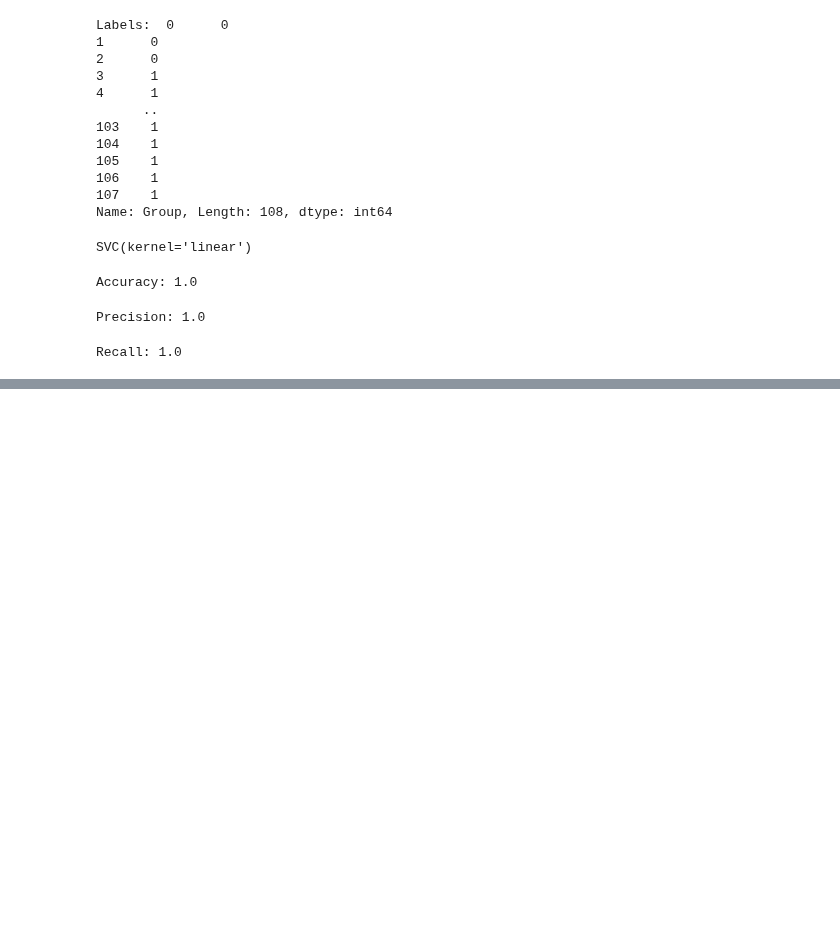
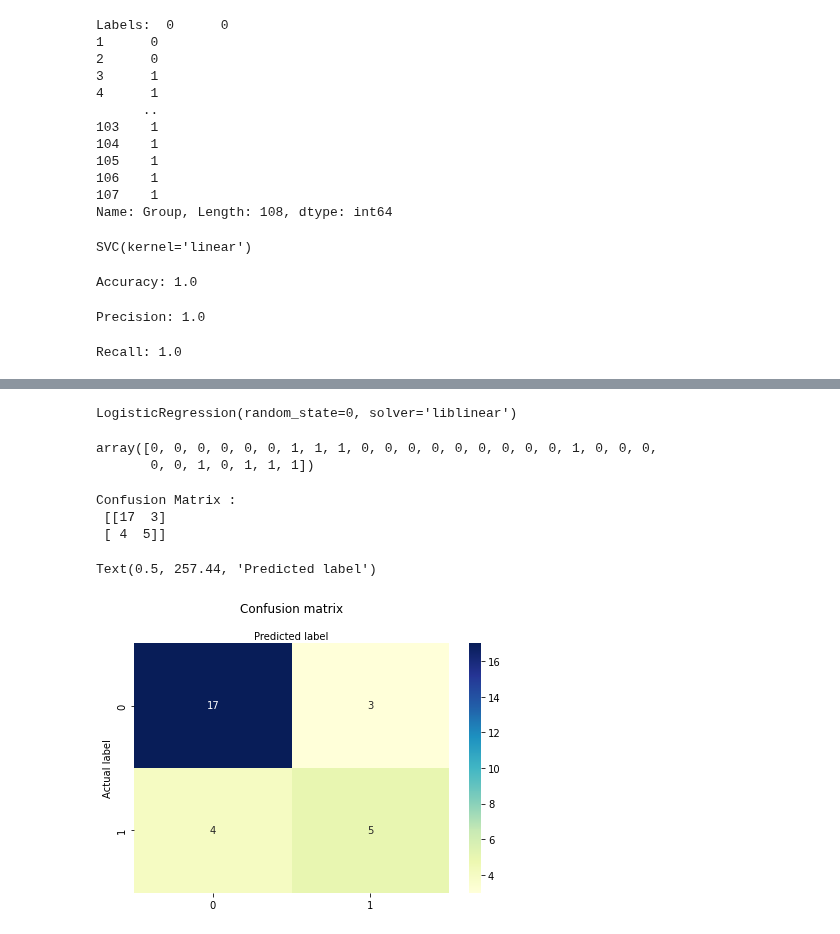
Before and after one commit to mello-y/MSc5_research_project, a Jupyter notebook: code/Data_analysis.ipynb, the cells around one changed output, grey strips where cells are left out. Cells and saved outputs as stored; diff of their text form; code cells hidden in the pictures; blank space fills up the shorter version.

Commit message:
logistic regression for Mean Diffusivity

```diff
--- a/code/Data_analysis.ipynb
+++ b/code/Data_analysis.ipynb
@@ -395,0 +491,4 @@ Recall: 1.0
+# %%
+#split data
+
+X_train_MD, X_test_MD, y_train_MD, y_test_MD = train_test_split(X_MD, y_MD, test_size = 0.25, random_state = 0)
@@ -395,0 +520,40 @@ Recall: 1.0
+# %%
+classifier_MD = LogisticRegression(random_state = 0, solver ='liblinear')
+classifier_MD.fit(X_train_MD, y_train_MD)
+# %% [output]
+LogisticRegression(random_state=0, solver='liblinear')
+# %%
+y_pred_MD=classifier_MD.predict(X_test_MD)
+# %%
+y_pred_MD
+# %% [output]
+array([0, 0, 0, 0, 0, 0, 1, 1, 1, 0, 0, 0, 0, 0, 0, 0, 0, 0, 1, 0, 0, 0,
+       0, 0, 1, 0, 1, 1, 1])
+# %%
+#confusion matrix
+
+cm_MD = confusion_matrix(y_test_MD, y_pred_MD)
+
+print ("Confusion Matrix : \n", cm_MD)
+# %% [output]
+Confusion Matrix :
+ [[17  3]
+ [ 4  5]]
+# %%
+# plot the confusion matrix visually more appealing
+
+class_names=[0,1]
+
+fig, ax = plt.subplots()
+tick_marks = np.arange(len(class_names))
+plt.xticks(tick_marks, class_names)
+plt.yticks(tick_marks, class_names)
+sns.heatmap(pd.DataFrame(cm_MD), annot=True, cmap="YlGnBu" ,fmt='g')
+ax.xaxis.set_label_position("top")
+plt.tight_layout()
+plt.title('Confusion matrix', y=1.1)
+plt.ylabel('Actual label')
+plt.xlabel('Predicted label')
+# %% [output]
+Text(0.5, 257.44, 'Predicted label')
+[figure, added]
```
Also changed, not shown: parts of 14 cells of this notebook.
